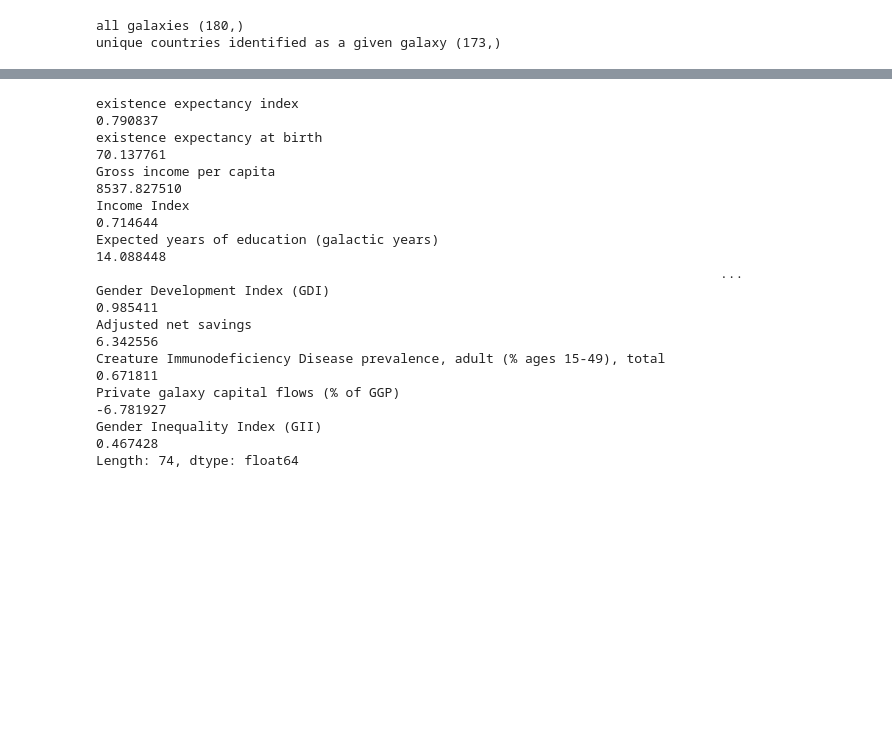
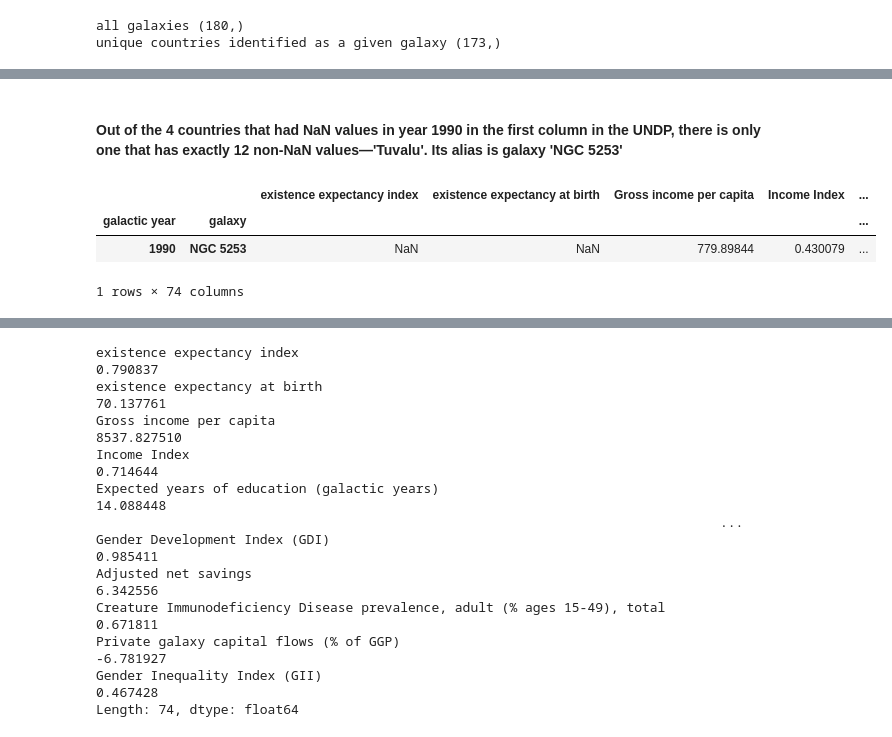
Before and after one commit to D1nay/prohack2020, a Jupyter notebook: Mapping countries to galaxies.ipynb, the cells around one changed output, grey strips where cells are left out. Saved outputs shown, nothing was run; the diff lists cells and outputs as text; code cells hidden in the pictures; blank space fills up the shorter version.

Commit message:
'NGC 5253' is Tuvalu based on NaN values

```diff
--- a/Mapping countries to galaxies.ipynb
+++ b/Mapping countries to galaxies.ipynb
@@ -677,0 +716,9 @@ Name: Tuvalu, Length: 180, dtype: float64>
+# %% [markdown]
+#### Out of the 4 countries that had NaN values in year 1990 in the first column in the UNDP, there is only one that has exactly 12 non-NaN values—'Tuvalu'. Its alias is galaxy 'NGC 5253'
+# %%
+contest_comp.loc[idx[:, 'NGC 5253'],]
+# %% [output]
+|  |  | existence expectancy index | existence expectancy at birth | Gross income per capita | Income Index | ... |
+| galactic year | galaxy |  |  |  |  | ... |
+| 1990 | NGC 5253 | NaN | NaN | 779.89844 | 0.430079 | ... |
+1 rows × 74 columns
```
Also changed, not shown: parts of 17 cells of this notebook, 1 other file.
